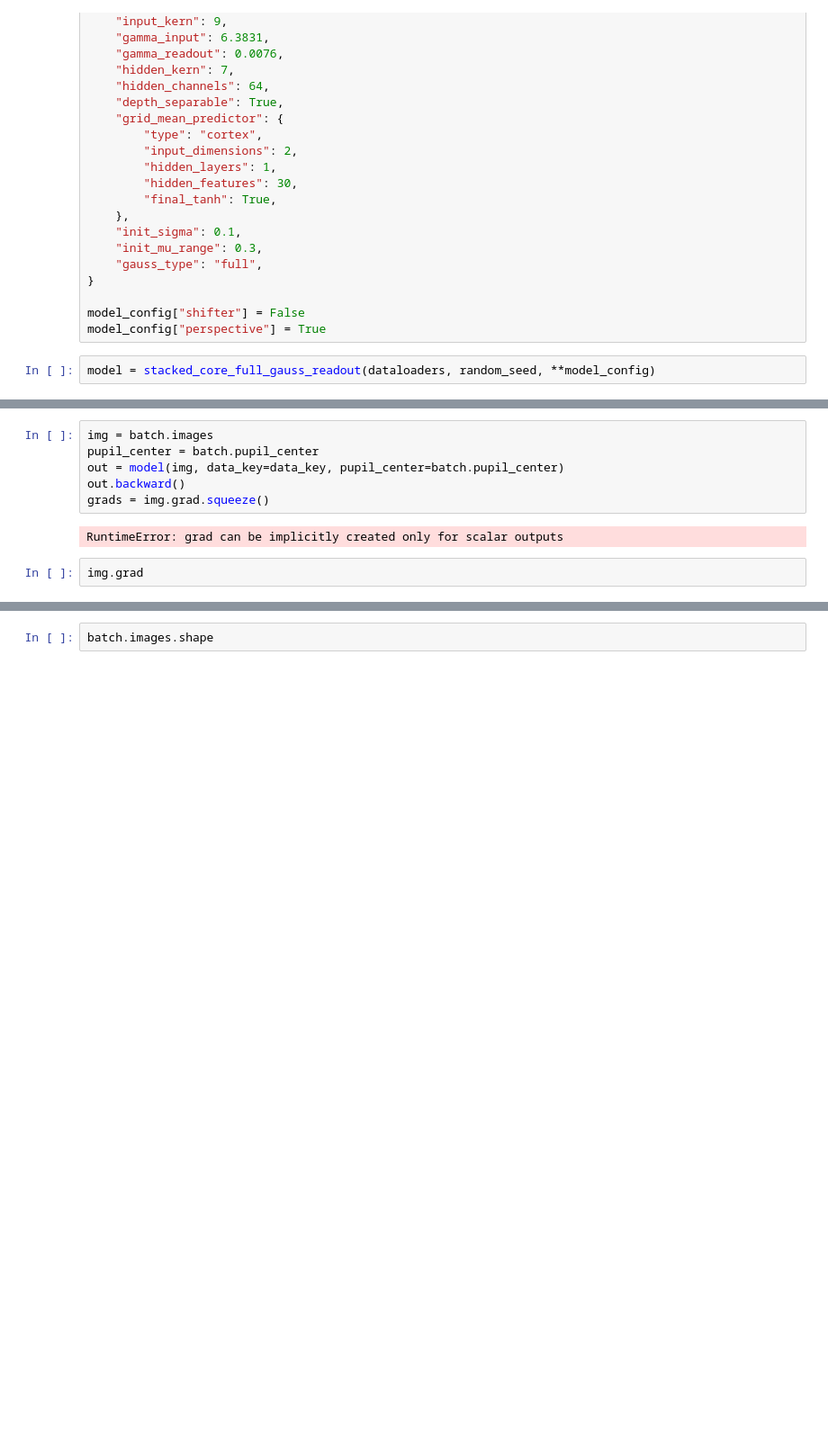
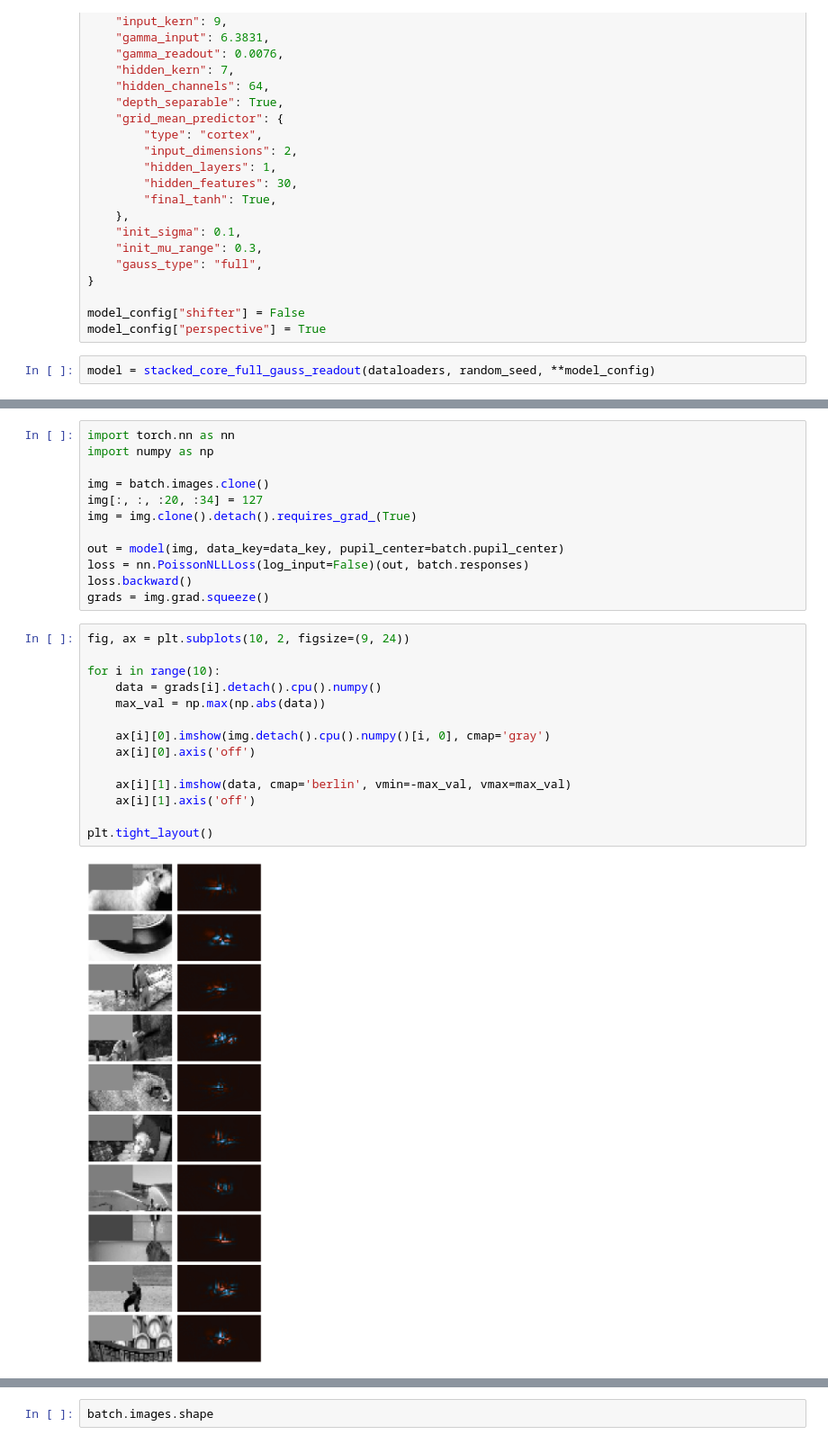
Before and after one commit to NathanSoeding/sensorium, a Jupyter notebook: perspective/perspective_train.ipynb, the cells around one changed output, grey strips where cells are left out. Shown at 90% size. Saved outputs shown, nothing was run; the diff lists cells and outputs as text; blank space fills up the shorter version.

Commit message:
gray masked image test

```diff
--- a/perspective/perspective_train.ipynb
+++ b/perspective/perspective_train.ipynb
@@ -143,12 +123,30 @@ perspective output shape: torch.Size([128, 36, 54])
 # %%
-img = batch.images
-pupil_center = batch.pupil_center
+import torch.nn as nn
+import numpy as np
+
+img = batch.images.clone()
+img[:, :, :20, :34] = 127
+img = img.clone().detach().requires_grad_(True)
+
 out = model(img, data_key=data_key, pupil_center=batch.pupil_center)
-out.backward()
+loss = nn.PoissonNLLLoss(log_input=False)(out, batch.responses)
+loss.backward()
 grads = img.grad.squeeze()
-# %% [output]
-RuntimeError: grad can be implicitly created only for scalar outputs
-# %%
-img.grad
+# %%
+fig, ax = plt.subplots(10, 2, figsize=(9, 24))
+
+for i in range(10):
+    data = grads[i].detach().cpu().numpy()
+    max_val = np.max(np.abs(data))
+
+    ax[i][0].imshow(img.detach().cpu().numpy()[i, 0], cmap='gray')
+    ax[i][0].axis('off')
+
+    ax[i][1].imshow(data, cmap='berlin', vmin=-max_val, vmax=max_val)
+    ax[i][1].axis('off')
+
+plt.tight_layout()
+# %% [output]
+[figure, added]
 # %%
 batch.behavior
```
Also changed, not shown: parts of 5 cells of this notebook.
